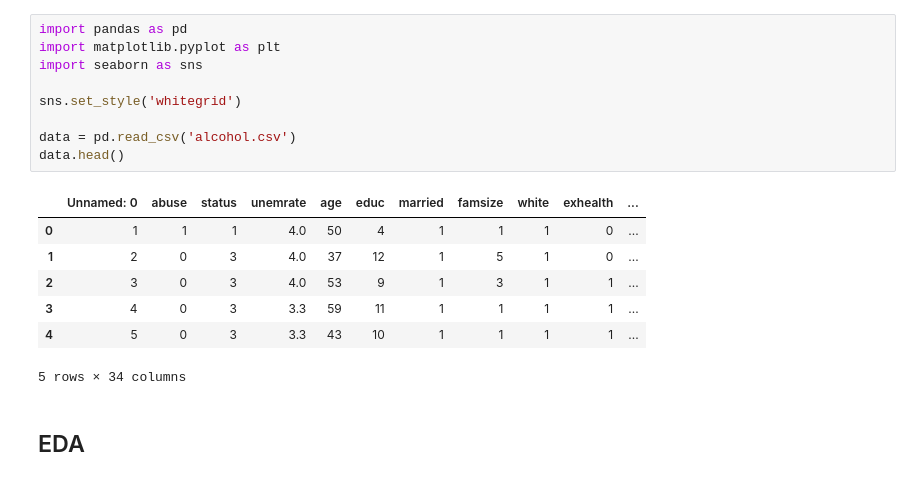
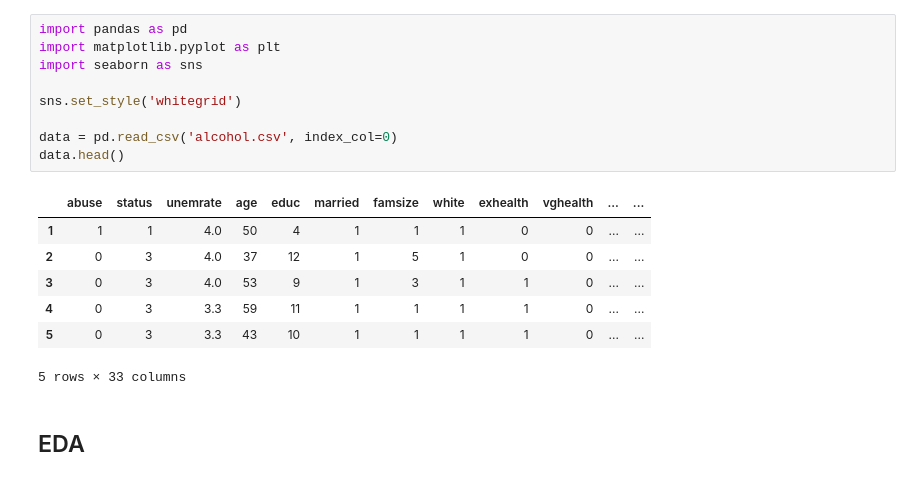
Before and after one commit to RPChinhara/alcohol_abuse_employment, a Jupyter notebook: main.ipynb, the cells around one changed output. Saved outputs shown, nothing was run; the diff lists cells and outputs as text.

```diff
--- a/main.ipynb
+++ b/main.ipynb
@@ -1,20 +1,20 @@
 # %%
 import pandas as pd
 import matplotlib.pyplot as plt
 import seaborn as sns
 
 sns.set_style('whitegrid')
 
-data = pd.read_csv('alcohol.csv')
+data = pd.read_csv('alcohol.csv', index_col=0)
 data.head()
 # %% [output]
-|  | Unnamed: 0 | abuse | status | unemrate | age | educ | married | famsize | white | exhealth | ... |
-| 0 | 1 | 1 | 1 | 4.0 | 50 | 4 | 1 | 1 | 1 | 0 | ... |
-| 1 | 2 | 0 | 3 | 4.0 | 37 | 12 | 1 | 5 | 1 | 0 | ... |
-| 2 | 3 | 0 | 3 | 4.0 | 53 | 9 | 1 | 3 | 1 | 1 | ... |
-| 3 | 4 | 0 | 3 | 3.3 | 59 | 11 | 1 | 1 | 1 | 1 | ... |
-| 4 | 5 | 0 | 3 | 3.3 | 43 | 10 | 1 | 1 | 1 | 1 | ... |
+|  | abuse | status | unemrate | age | educ | married | famsize | white | exhealth | vghealth | ... | ... |
+| 1 | 1 | 1 | 4.0 | 50 | 4 | 1 | 1 | 1 | 0 | 0 | ... | ... |
+| 2 | 0 | 3 | 4.0 | 37 | 12 | 1 | 5 | 1 | 0 | 0 | ... | ... |
+| 3 | 0 | 3 | 4.0 | 53 | 9 | 1 | 3 | 1 | 1 | 0 | ... | ... |
+| 4 | 0 | 3 | 3.3 | 59 | 11 | 1 | 1 | 1 | 1 | 0 | ... | ... |
+| 5 | 0 | 3 | 3.3 | 43 | 10 | 1 | 1 | 1 | 1 | 0 | ... | ... |
-5 rows × 34 columns
+5 rows × 33 columns
 # %% [markdown]
 ## EDA
 # %%
```
Also changed, not shown: parts of 7 cells of this notebook.
